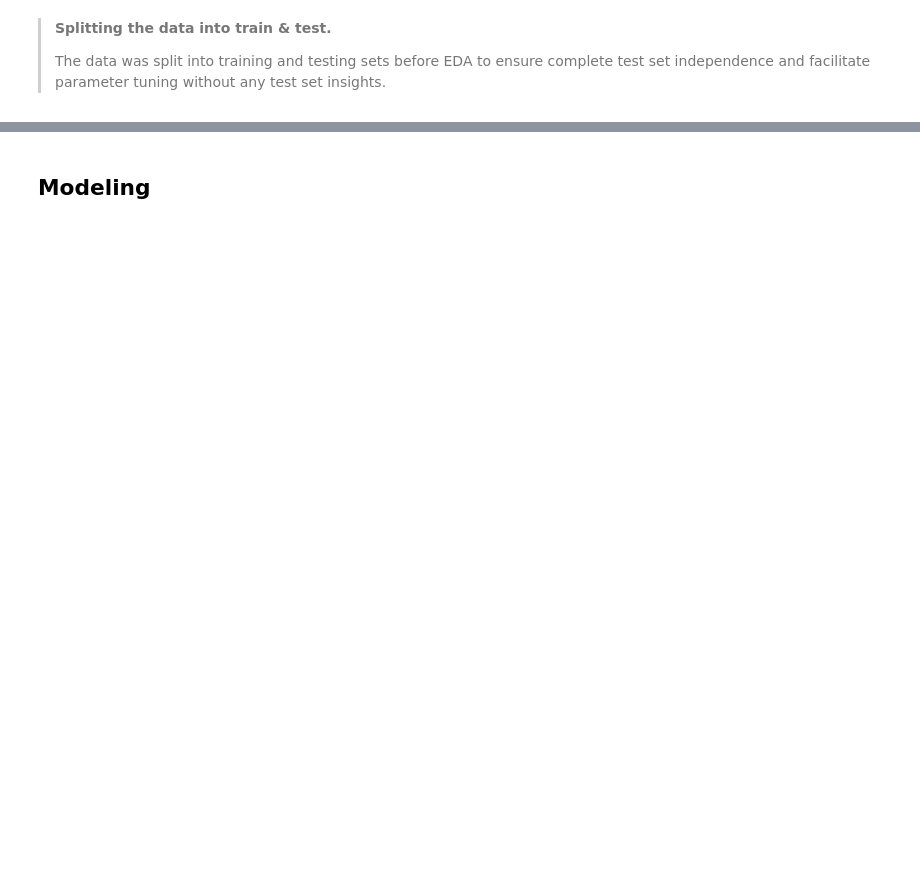
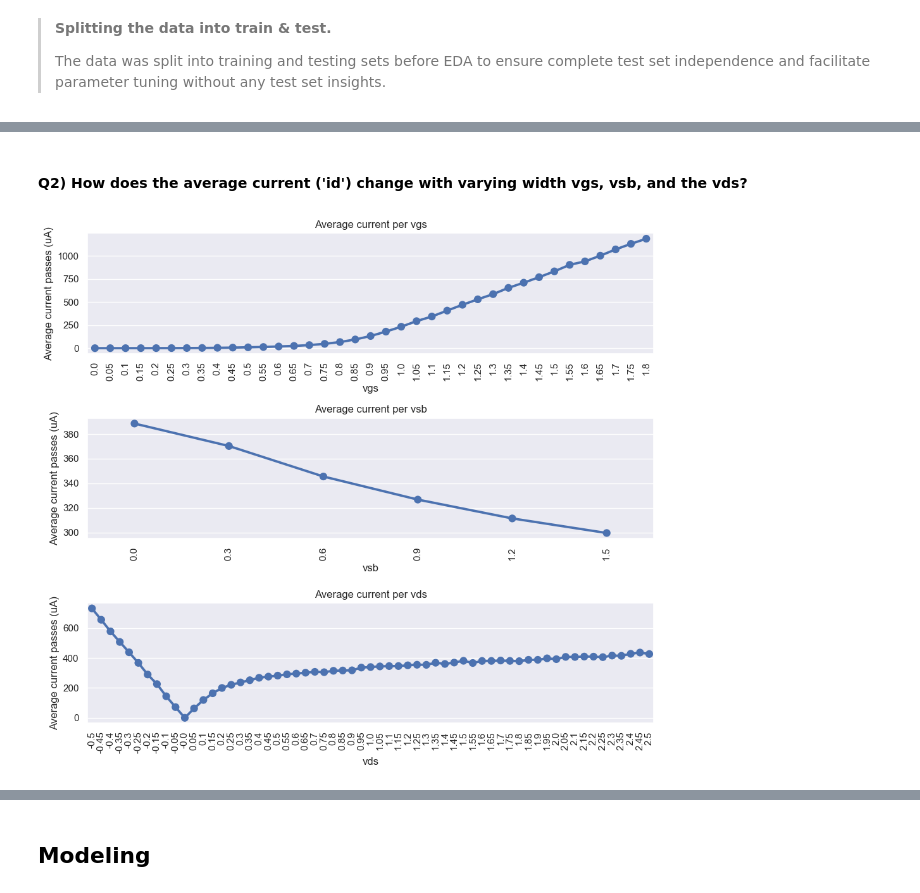
Before and after one commit to mo7amed7assan1911/MOS_Transistor_Current_Predictor, a Jupyter notebook: Notebooks/MOS_Transistor_Predictor.ipynb, the cells around one changed output, grey strips where cells are left out. Cells and saved outputs as stored; diff of their text form; code cells hidden in the pictures; blank space fills up the shorter version.

```diff
--- a/Notebooks/MOS_Transistor_Predictor.ipynb
+++ b/Notebooks/MOS_Transistor_Predictor.ipynb
@@ -228,0 +308,6 @@ df_train.head()
+# %% [markdown]
+#### Q2) How does the average current ('id') change with varying width vgs, vsb, and the vds?
+# %%
+mean_id_by_column(df_train, ['vgs', 'vsb', 'vds'], x_rotation=90)
+# %% [output]
+[figure, added]
```
Also changed, not shown: parts of 28 cells of this notebook, 1 other file.
